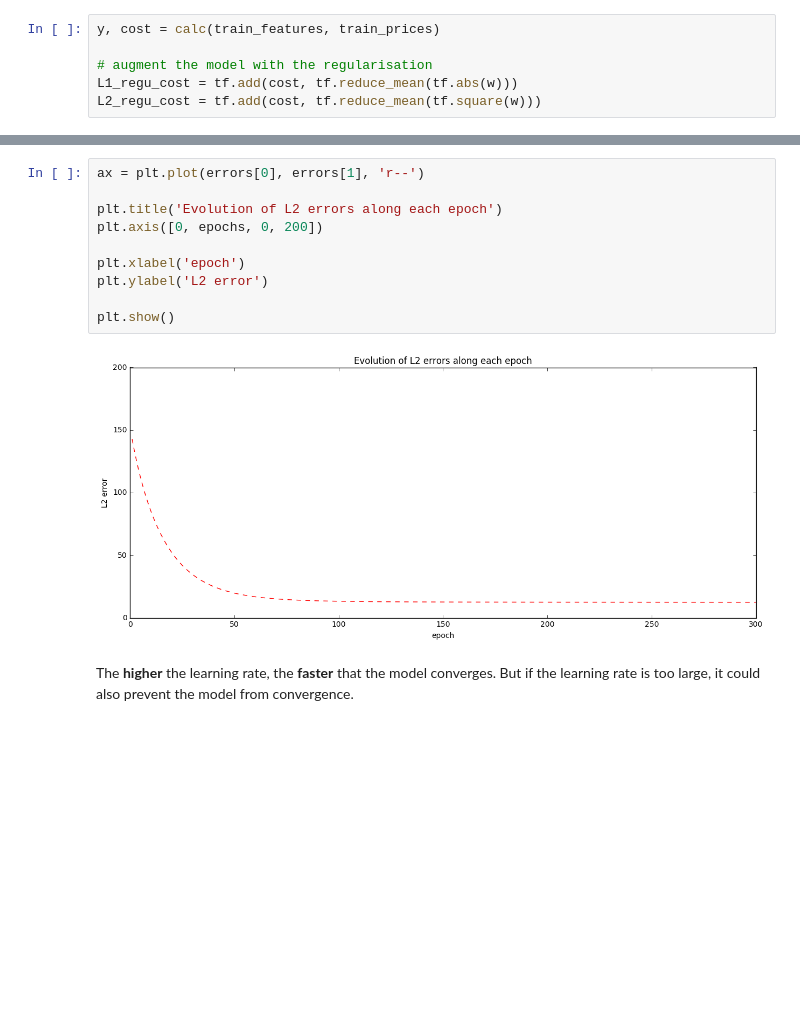
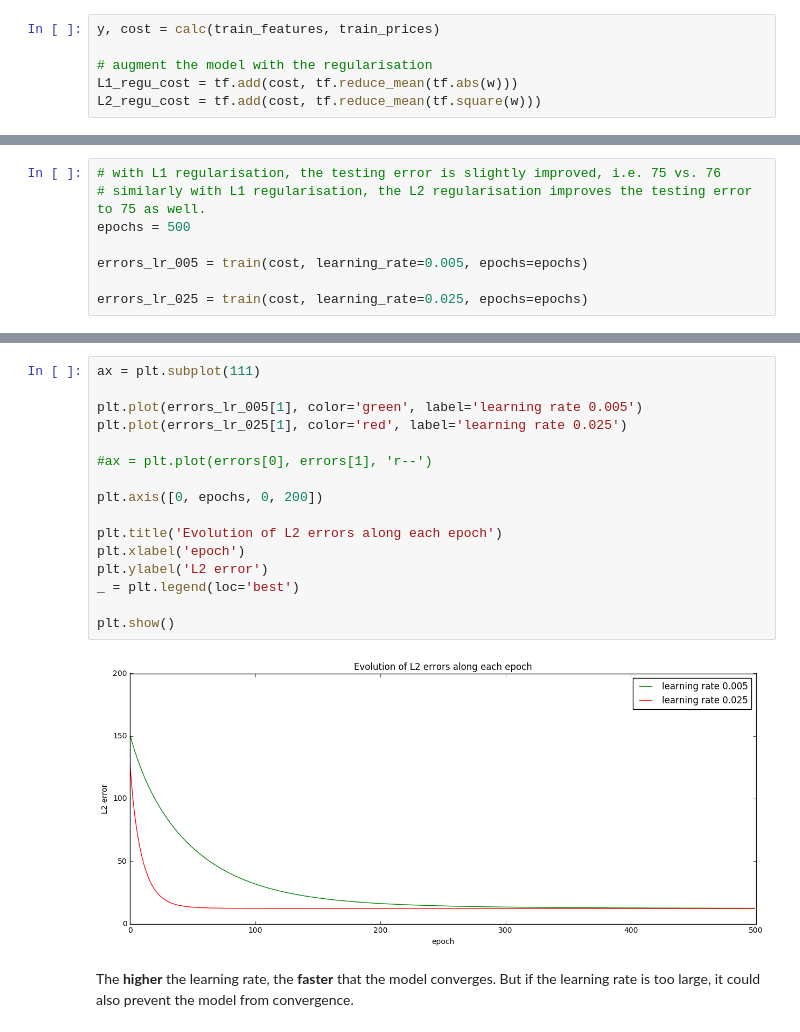
Before and after one commit to liaison/python, a Jupyter notebook: tensorflow_simple_linear_regression.ipynb, the cells around one changed output, grey strips where cells are left out. Cells and saved outputs as stored; diff of their text form; blank space fills up the shorter version.

Commit message:
show the convergence with different learning rates.

```diff
--- a/tensorflow_simple_linear_regression.ipynb
+++ b/tensorflow_simple_linear_regression.ipynb
@@ -136,0 +115,8 @@ Test error = 75.3053652232
+# %%
+# with L1 regularisation, the testing error is slightly improved, i.e. 75 vs. 76
+# similarly with L1 regularisation, the L2 regularisation improves the testing error to 75 as well.
+epochs = 500
+
+errors_lr_005 = train(cost, learning_rate=0.005, epochs=epochs)
+
+errors_lr_025 = train(cost, learning_rate=0.025, epochs=epochs)
@@ -137,14 +141,20 @@ Test error = 75.3053652232
 # %%
-ax = plt.plot(errors[0], errors[1], 'r--')
+ax = plt.subplot(111)
+
+plt.plot(errors_lr_005[1], color='green', label='learning rate 0.005')
+plt.plot(errors_lr_025[1], color='red', label='learning rate 0.025')
+
+#ax = plt.plot(errors[0], errors[1], 'r--')
+
+plt.axis([0, epochs, 0, 200])
 
 plt.title('Evolution of L2 errors along each epoch')
-plt.axis([0, epochs, 0, 200])
-
 plt.xlabel('epoch')
 plt.ylabel('L2 error')
+_ = plt.legend(loc='best')
 
 plt.show()
 # %% [output]
-[figure, old version]
+[figure, new version]
 # %% [markdown]
 The **higher** the learning rate, the **faster** that the model converges. But if the learning rate is too large, it could also prevent the model from convergence.
```
Also changed, not shown: parts of 2 cells of this notebook.
